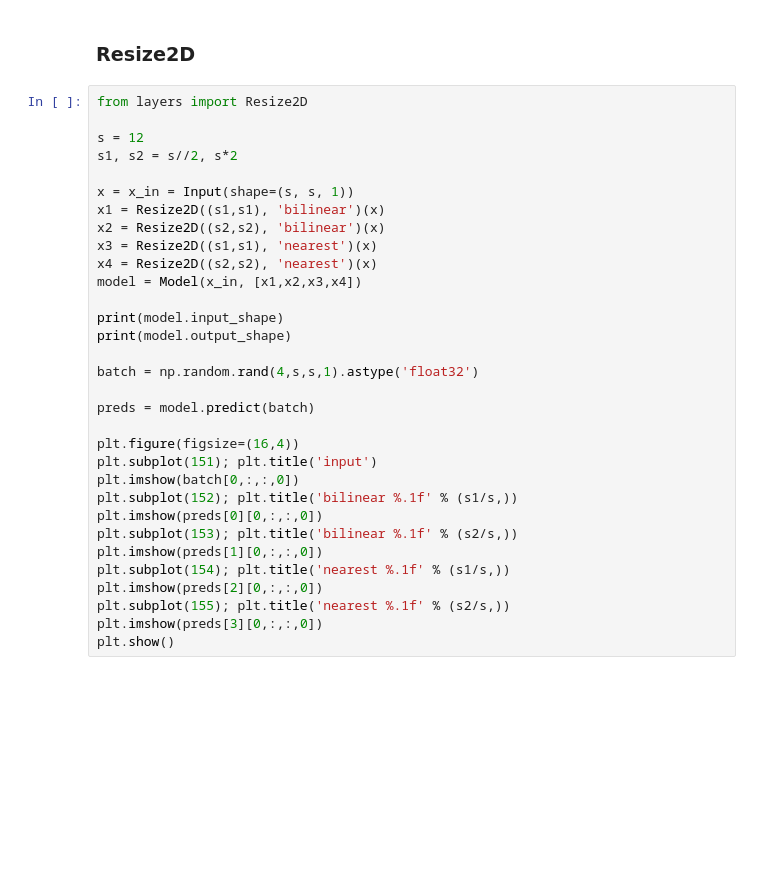
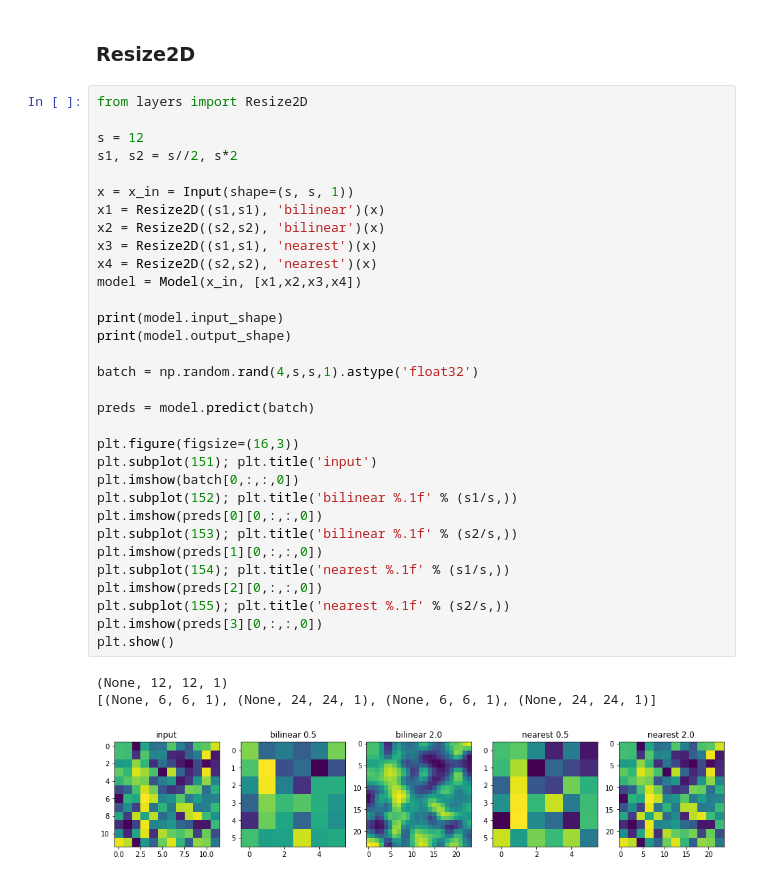
Before and after one commit to mvoelk/keras_layers, a Jupyter notebook: examples.ipynb, the cells around one changed output. Drawn from its saved outputs; the diff is of its cells as text; blank space fills up the shorter version.

```diff
--- a/examples.ipynb
+++ b/examples.ipynb
@@ -134,31 +189,35 @@ print(preds[1][0,:,0,0])
 from layers import Resize2D
 
 s = 12
 s1, s2 = s//2, s*2
 
 x = x_in = Input(shape=(s, s, 1))
 x1 = Resize2D((s1,s1), 'bilinear')(x)
 x2 = Resize2D((s2,s2), 'bilinear')(x)
 x3 = Resize2D((s1,s1), 'nearest')(x)
 x4 = Resize2D((s2,s2), 'nearest')(x)
 model = Model(x_in, [x1,x2,x3,x4])
 
 print(model.input_shape)
 print(model.output_shape)
 
 batch = np.random.rand(4,s,s,1).astype('float32')
 
 preds = model.predict(batch)
 
-plt.figure(figsize=(16,4))
+plt.figure(figsize=(16,3))
 plt.subplot(151); plt.title('input')
 plt.imshow(batch[0,:,:,0])
 plt.subplot(152); plt.title('bilinear %.1f' % (s1/s,))
 plt.imshow(preds[0][0,:,:,0])
 plt.subplot(153); plt.title('bilinear %.1f' % (s2/s,))
 plt.imshow(preds[1][0,:,:,0])
 plt.subplot(154); plt.title('nearest %.1f' % (s1/s,))
 plt.imshow(preds[2][0,:,:,0])
 plt.subplot(155); plt.title('nearest %.1f' % (s2/s,))
 plt.imshow(preds[3][0,:,:,0])
 plt.show()
+# %% [output]
+(None, 12, 12, 1)
+[(None, 6, 6, 1), (None, 24, 24, 1), (None, 6, 6, 1), (None, 24, 24, 1)]
+[figure, added]
```
Also changed, not shown: parts of 9 cells of this notebook, 2 other files.
